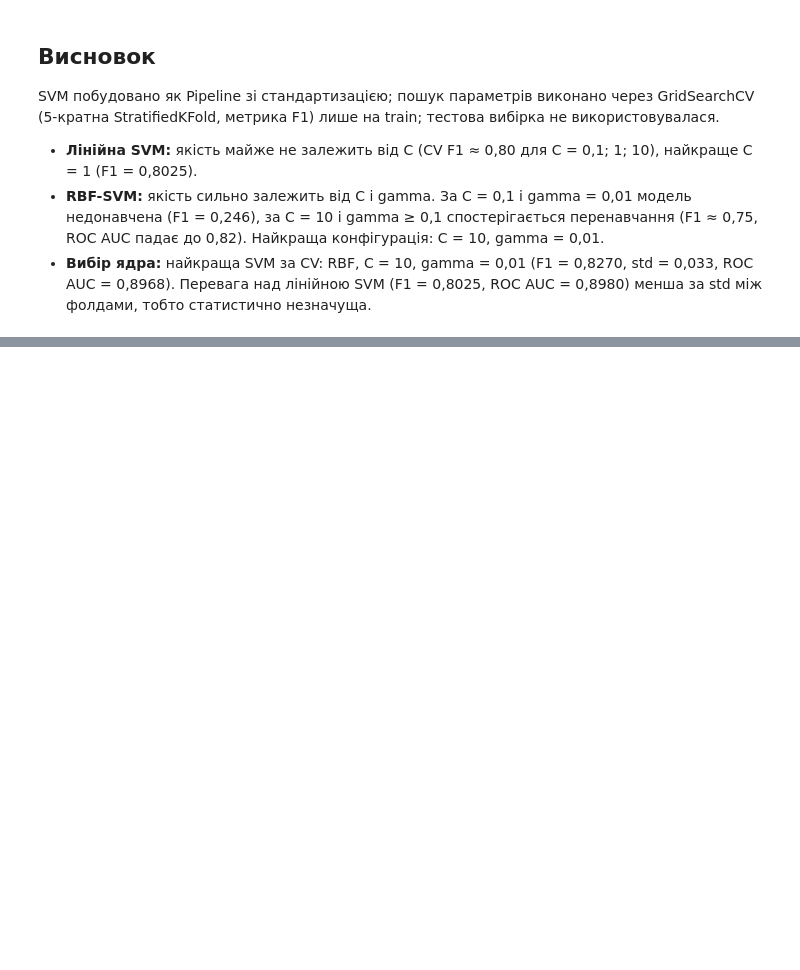
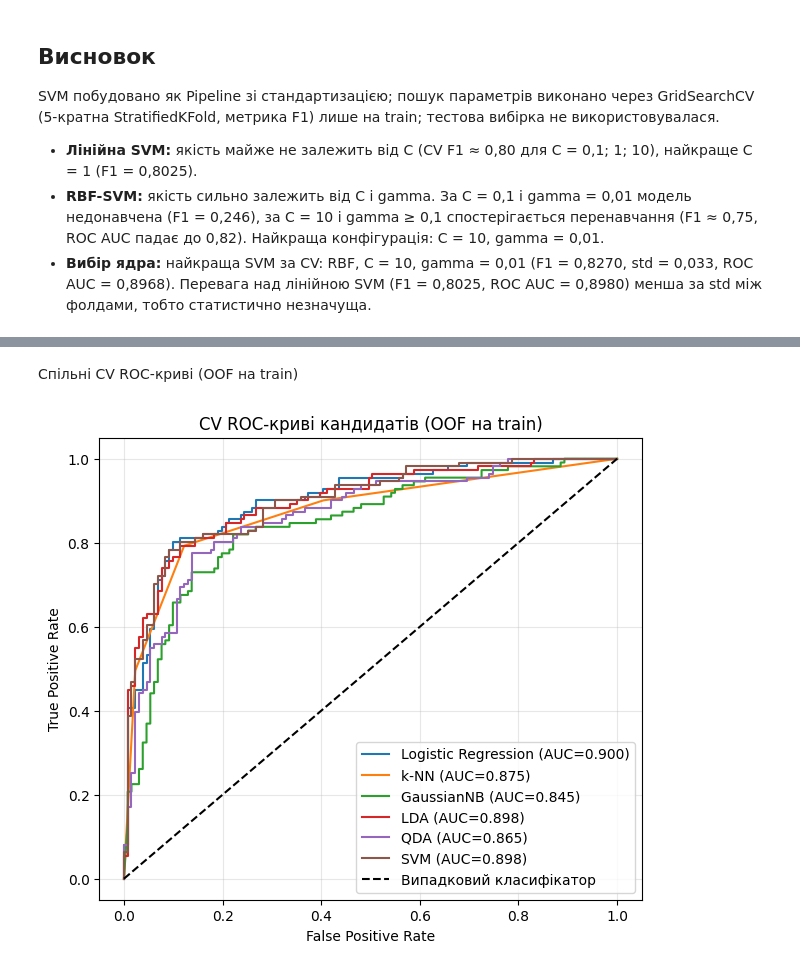
Before and after one commit to Oleh12342/pattern-recognition-practice, a Jupyter notebook: classification-mini-project/notebooks/PR04_Kulesh_O.ipynb, the cells around one changed output, grey strips where cells are left out. Saved outputs shown, nothing was run; the diff lists cells and outputs as text; code cells hidden in the pictures; blank space fills up the shorter version.

```diff
--- a/classification-mini-project/notebooks/PR04_Kulesh_O.ipynb
+++ b/classification-mini-project/notebooks/PR04_Kulesh_O.ipynb
@@ -695,0 +730,29 @@ SVM побудовано як Pipeline зі стандартизацією; по
+# %% [markdown]
+Спільні CV ROC-криві (OOF на train)
+# %%
+candidates = {
+    "Logistic Regression": grid_lr.best_estimator_,
+    "k-NN": best_knn_pipe,
+    "GaussianNB": make_prob(GaussianNB()),
+    "LDA": make_prob(LinearDiscriminantAnalysis()),
+    "QDA": make_prob(QuadraticDiscriminantAnalysis(reg_param=best_rp)),
+    "SVM": best_svm_pipe,
+}
+
+def oof_scores(pipe):
+    method = "decision_function" if isinstance(pipe.named_steps["classifier"], SVC) else "predict_proba"
+    s = cross_val_predict(pipe, X_train, y_train, cv=cv, method=method, n_jobs=1)
+    return s[:, 1] if method == "predict_proba" else s
+
+plt.figure(figsize=(7, 6))
+for name, pipe in candidates.items():
+    s = oof_scores(pipe)
+    fpr, tpr, _ = roc_curve(y_train, s)
+    plt.plot(fpr, tpr, label=f"{name} (AUC={roc_auc_score(y_train, s):.3f})")
+plt.plot([0, 1], [0, 1], "k--", label="Випадковий класифікатор")
+plt.xlabel("False Positive Rate"); plt.ylabel("True Positive Rate")
+plt.title("CV ROC-криві кандидатів (OOF на train)")
+plt.legend(loc="lower right"); plt.grid(alpha=0.3)
+plt.show()
+# %% [output]
+[figure, added]
```
Also changed, not shown: parts of 24 cells of this notebook.
